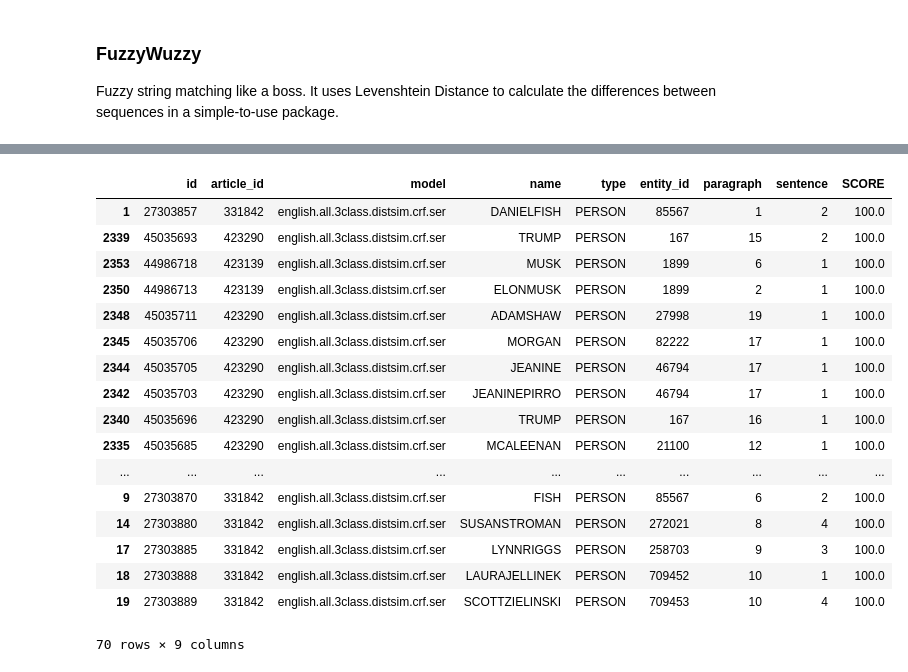
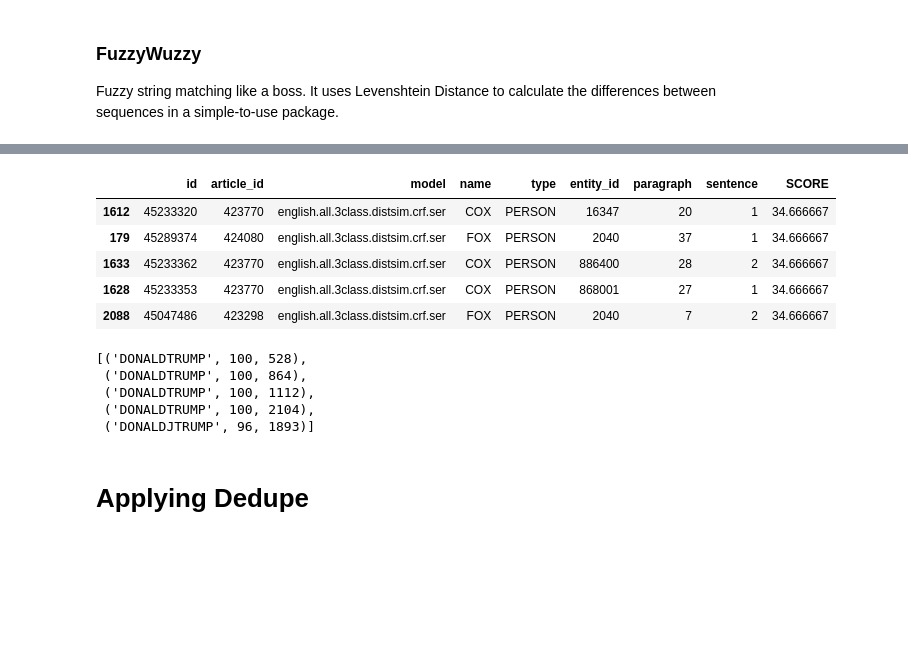
Before and after one commit to TeeanRonson/EntityResolution, a Jupyter notebook: EntityResolutionModel1.ipynb, the cells around one changed output, grey strips where cells are left out. Cells and saved outputs as stored; diff of their text form; code cells hidden in the pictures; blank space fills up the shorter version.

Commit message:
deduped

```diff
--- a/EntityResolutionModel1.ipynb
+++ b/EntityResolutionModel1.ipynb
@@ -164,17 +174,19 @@ from fuzzywuzzy import fuzz
 # process is used to compare a string to MULTIPLE other strings
 from fuzzywuzzy import process
 # %%
-#check for similar entries
+# for each name, check for similar entries
 def get_ratio(row):
-    name         = fuzz.token_set_ratio(entity_people['name'], row['name'])
-    entity_type     = fuzz.token_set_ratio(entity_people['type'], row['type'])
+    name = fuzz.token_set_ratio(entity_people['name'], row['name'])
+#    print("one", row['name'])
+ #   print(name)
+  #  print(entity_people['name'])
+    entity_type = fuzz.token_set_ratio(entity_people['type'], row['type'])
     article_id = fuzz.token_set_ratio(entity_people['article_id'], row['article_id'])
 
-    weights = [8.0, 0.0, 2.0]
+#     weights = [8.0, 2.0]
 
-    print(np.array([name, entity_type, article_id]))
-
-    return np.average(np.array([name, entity_type, article_id]), weights=weights)
+#     return np.average(np.array([name, entity_type]), weights=weights)
+    return np.average(np.array([name, entity_type, article_id]))
 # %%
 # add score column
 entity_people['SCORE']  = entities.apply(get_ratio, axis=1)
@@ -209,24 +204,22 @@ entity_people.head()
 # %%
 entity_people.head()
 entity_people = entity_people.assign(name=entities['name'].str.upper().str.replace('\W+', ''))
-# entities.loc[entities['type'] == 'PERSON'].sort_values('SCORE',ascending=True).head(70)
-entity_people.loc[entities['type']=='PERSON'].sort_values('SCORE',ascending=False).head(70)
+entity_people.loc[entities['type'] == 'PERSON'].sort_values('SCORE',ascending=True).head(5)
+# entity_people.loc[entities['type']=='PERSON'].sort_values('SCORE',ascending=False).head(70)
 # %% [output]
 |  | id | article_id | model | name | type | entity_id | paragraph | sentence | SCORE |
-| 1 | 27303857 | 331842 | english.all.3class.distsim.crf.ser | DANIELFISH | PERSON | 85567 | 1 | 2 | 100.0 |
-| 2339 | 45035693 | 423290 | english.all.3class.distsim.crf.ser | TRUMP | PERSON | 167 | 15 | 2 | 100.0 |
-| 2353 | 44986718 | 423139 | english.all.3class.distsim.crf.ser | MUSK | PERSON | 1899 | 6 | 1 | 100.0 |
-| 2350 | 44986713 | 423139 | english.all.3class.distsim.crf.ser | ELONMUSK | PERSON | 1899 | 2 | 1 | 100.0 |
-| 2348 | 45035711 | 423290 | english.all.3class.distsim.crf.ser | ADAMSHAW | PERSON | 27998 | 19 | 1 | 100.0 |
-| 2345 | 45035706 | 423290 | english.all.3class.distsim.crf.ser | MORGAN | PERSON | 82222 | 17 | 1 | 100.0 |
-| 2344 | 45035705 | 423290 | english.all.3class.distsim.crf.ser | JEANINE | PERSON | 46794 | 17 | 1 | 100.0 |
-| 2342 | 45035703 | 423290 | english.all.3class.distsim.crf.ser | JEANINEPIRRO | PERSON | 46794 | 17 | 1 | 100.0 |
-| 2340 | 45035696 | 423290 | english.all.3class.distsim.crf.ser | TRUMP | PERSON | 167 | 16 | 1 | 100.0 |
-| 2335 | 45035685 | 423290 | english.all.3class.distsim.crf.ser | MCALEENAN | PERSON | 21100 | 12 | 1 | 100.0 |
-| ... | ... | ... | ... | ... | ... | ... | ... | ... | ... |
-| 9 | 27303870 | 331842 | english.all.3class.distsim.crf.ser | FISH | PERSON | 85567 | 6 | 2 | 100.0 |
-| 14 | 27303880 | 331842 | english.all.3class.distsim.crf.ser | SUSANSTROMAN | PERSON | 272021 | 8 | 4 | 100.0 |
-| 17 | 27303885 | 331842 | english.all.3class.distsim.crf.ser | LYNNRIGGS | PERSON | 258703 | 9 | 3 | 100.0 |
-| 18 | 27303888 | 331842 | english.all.3class.distsim.crf.ser | LAURAJELLINEK | PERSON | 709452 | 10 | 1 | 100.0 |
-| 19 | 27303889 | 331842 | english.all.3class.distsim.crf.ser | SCOTTZIELINSKI | PERSON | 709453 | 10 | 4 | 100.0 |
+| 1612 | 45233320 | 423770 | english.all.3class.distsim.crf.ser | COX | PERSON | 16347 | 20 | 1 | 34.666667 |
+| 179 | 45289374 | 424080 | english.all.3class.distsim.crf.ser | FOX | PERSON | 2040 | 37 | 1 | 34.666667 |
+| 1633 | 45233362 | 423770 | english.all.3class.distsim.crf.ser | COX | PERSON | 886400 | 28 | 2 | 34.666667 |
+| 1628 | 45233353 | 423770 | english.all.3class.distsim.crf.ser | COX | PERSON | 868001 | 27 | 1 | 34.666667 |
+| 2088 | 45047486 | 423298 | english.all.3class.distsim.crf.ser | FOX | PERSON | 2040 | 7 | 2 | 34.666667 |
-70 rows × 9 columns
+# %%
+process.extract("DONALDTRUMP", entity_people.name, scorer=fuzz.token_sort_ratio)
+# %% [output]
+[('DONALDTRUMP', 100, 528),
+ ('DONALDTRUMP', 100, 864),
+ ('DONALDTRUMP', 100, 1112),
+ ('DONALDTRUMP', 100, 2104),
+ ('DONALDJTRUMP', 96, 1893)]
+# %% [markdown]
+# Applying Dedupe
```
Also changed, not shown: parts of 6 cells of this notebook, 6 other files.
